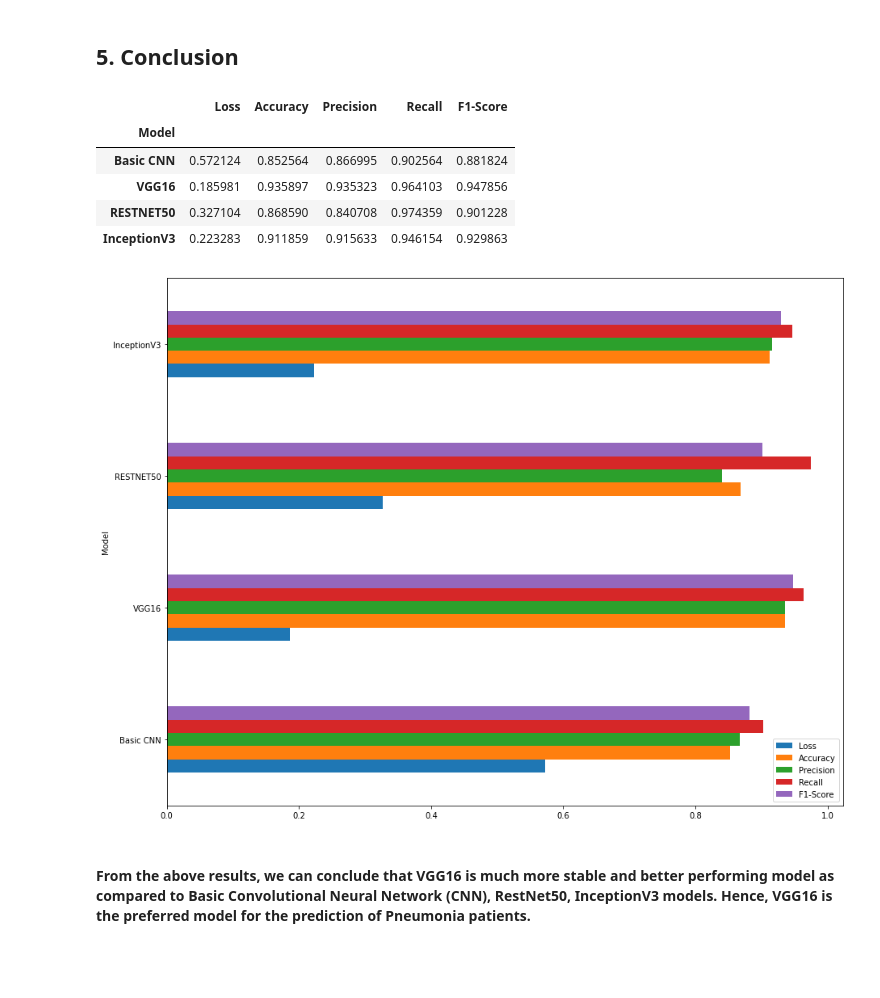
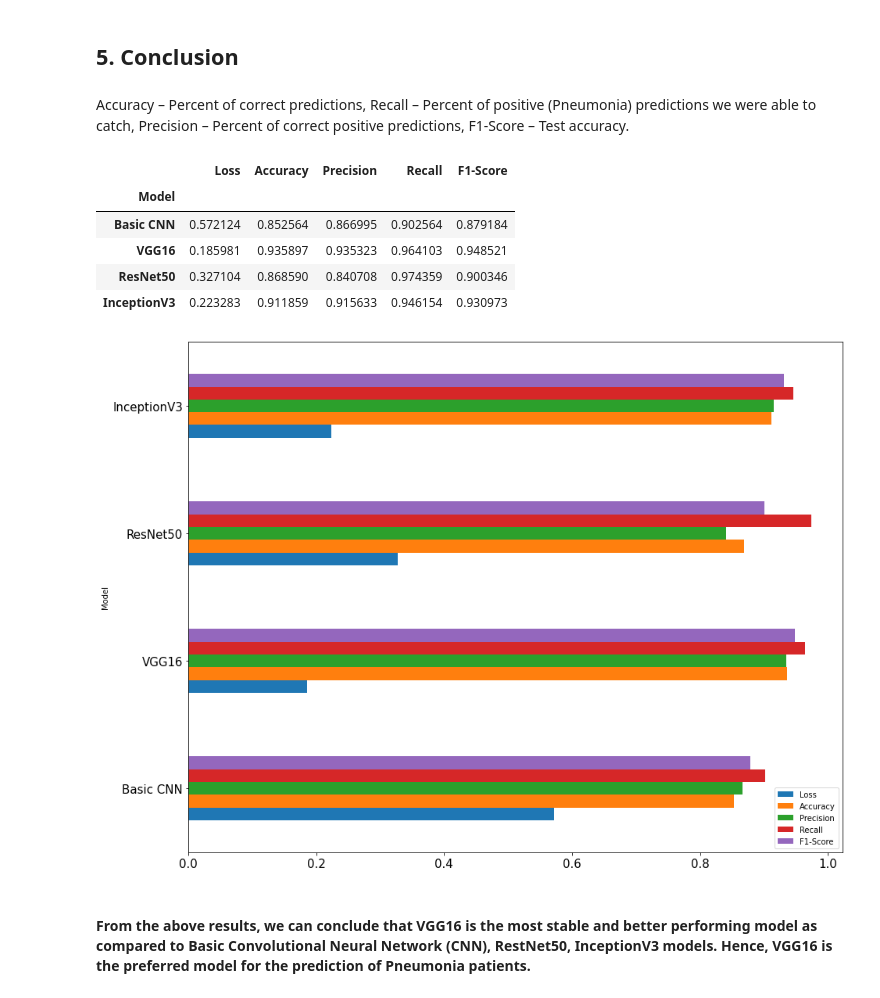
Before and after one commit to begumzubeda64/PGA02_Zubu, a Jupyter notebook: Machine Learning Models/Projects/XRay_PneumoniaPrediction.ipynb, the cells around one changed output. Drawn from its saved outputs; the diff is of its cells as text; code cells hidden in the pictures; blank space fills up the shorter version.

Commit message:
Update pneumonia prediction

```diff
--- a/Machine Learning Models/Projects/XRay_PneumoniaPrediction.ipynb
+++ b/Machine Learning Models/Projects/XRay_PneumoniaPrediction.ipynb
@@ -807,8 +813,8 @@ plt.show()
 # %% [markdown]
 From the above count we can see that around 86.28% of **Pneumonia** patients were predicted correctly and 73.04% of **Normal** patients were predicted correctly.
 # %%
-pred_rest = model2.evaluate(test_generator)
-RESTNET =  pd.Series({"Model": "RESTNET50", "Loss": pred_rest[0], "Accuracy": pred_rest[1], "Precision": pred_rest[2], "Recall": pred_rest[3], "F1-Score": pred_rest[4]})
-result_tabulation = result_tabulation.append(RESTNET, ignore_index=True)
+pred_res = model2.evaluate(test_generator)
+RESNET =  pd.Series({"Model": "ResNet50", "Loss": pred_res[0], "Accuracy": pred_res[1], "Precision": pred_res[2], "Recall": pred_res[3], "F1-Score": pred_res[4]})
+result_tabulation = result_tabulation.append(RESNET, ignore_index=True)
 result_tabulation
 # %% [output]
@@ -940,21 +946,23 @@ plt.show()
 # %% [markdown]
 <a id='conclusion'></a>
 ## 5. Conclusion
+# %% [markdown]
+Accuracy – Percent of correct predictions, Recall – Percent of positive (Pneumonia) predictions we were able to catch, Precision – Percent of correct positive predictions, F1-Score – Test accuracy.
 # %%
 results = result_tabulation.set_index("Model")
 results
 # %% [output]
 |  | Loss | Accuracy | Precision | Recall | F1-Score |
 | Model |  |  |  |  |  |
-| Basic CNN | 0.572124 | 0.852564 | 0.866995 | 0.902564 | 0.881824 |
-| VGG16 | 0.185981 | 0.935897 | 0.935323 | 0.964103 | 0.947856 |
-| RESTNET50 | 0.327104 | 0.868590 | 0.840708 | 0.974359 | 0.901228 |
-| InceptionV3 | 0.223283 | 0.911859 | 0.915633 | 0.946154 | 0.929863 |
+| Basic CNN | 0.572124 | 0.852564 | 0.866995 | 0.902564 | 0.879184 |
+| VGG16 | 0.185981 | 0.935897 | 0.935323 | 0.964103 | 0.948521 |
+| ResNet50 | 0.327104 | 0.868590 | 0.840708 | 0.974359 | 0.900346 |
+| InceptionV3 | 0.223283 | 0.911859 | 0.915633 | 0.946154 | 0.930973 |
 # %%
-results.plot.barh(figsize=(15, 12))
+results.plot.barh(figsize=(15, 12), fontsize=15)
 plt.legend(loc='best')
 plt.show()
 # %% [output]
-[figure, old version]
+[figure, new version]
 # %% [markdown]
-#### From the above results, we can conclude that VGG16 is much more stable and better performing model as compared to Basic Convolutional Neural Network (CNN), RestNet50, InceptionV3 models. Hence, VGG16 is the preferred model for the prediction of Pneumonia patients.
+#### From the above results, we can conclude that VGG16 is the most stable and better performing model as compared to Basic Convolutional Neural Network (CNN), RestNet50, InceptionV3 models. Hence, VGG16 is the preferred model for the prediction of Pneumonia patients.
```
Also changed, not shown: parts of 12 cells of this notebook, 2 other files.
